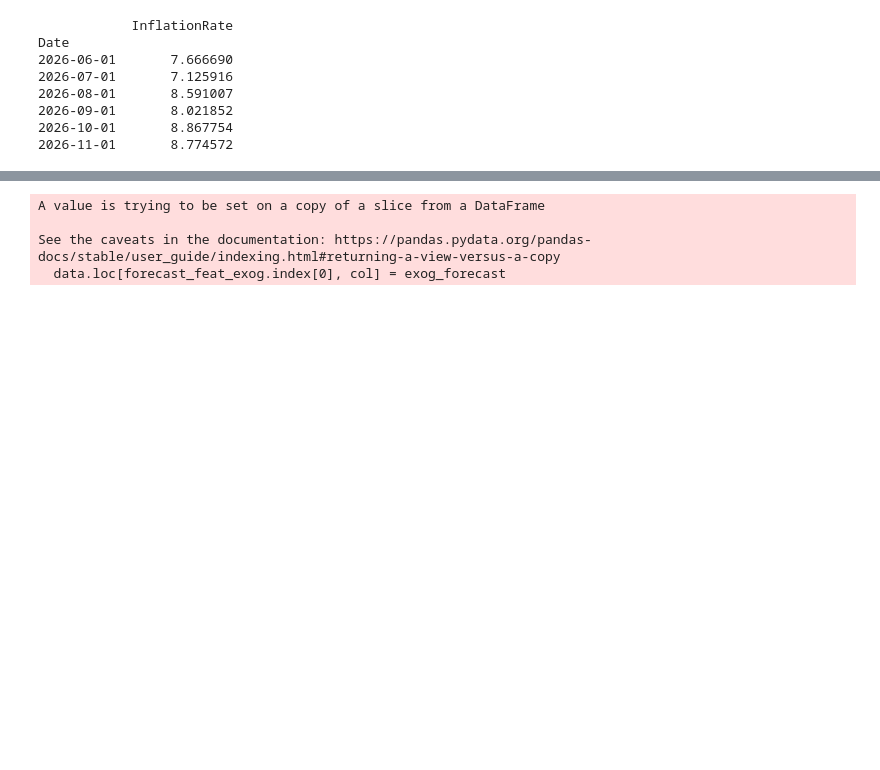
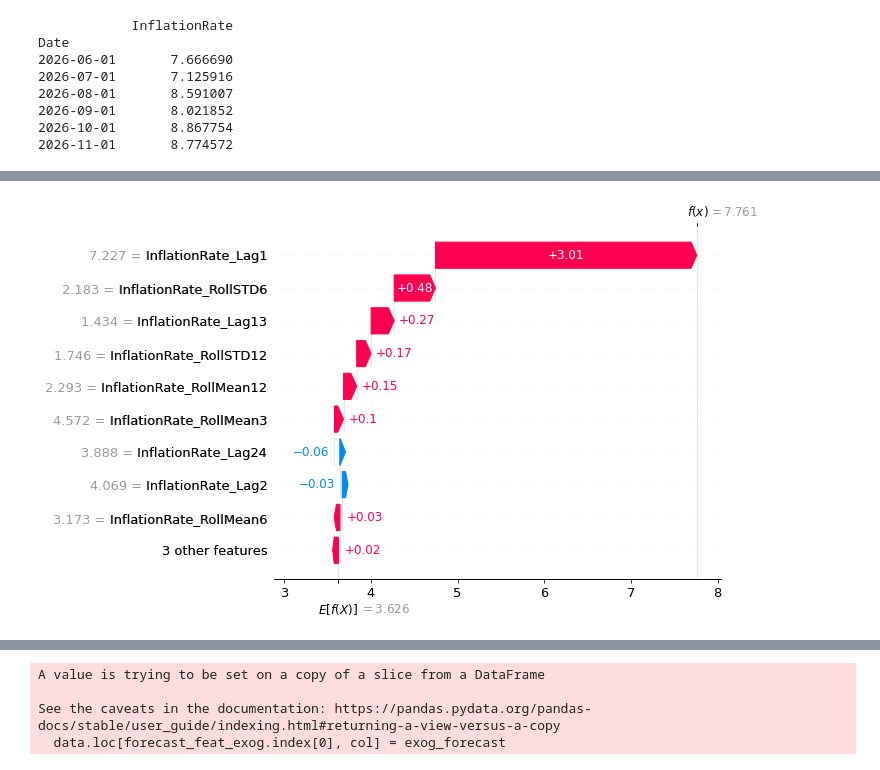
Before and after one commit to xxtofff/Inflation-Forecasting, a Jupyter notebook: notebooks/04_xgboost.ipynb, the cells around one changed output, grey strips where cells are left out. Drawn from its saved outputs; the diff is of its cells as text; code cells hidden in the pictures; blank space fills up the shorter version.

```diff
--- a/notebooks/04_xgboost.ipynb
+++ b/notebooks/04_xgboost.ipynb
@@ -174,26 +41,0 @@ def forecast_df(data, targ_col):
-# %%
-def months_ahead_forecast(data, target_col, months_ahead):
-
-    iter = 1
-
-    final_data, _ = train_forecast_split(data, target_col)
-    full_feat, full_targ, forecast_feat = forecast_df(final_data, target_col)
-    _, model_test = model_pred(full_feat, full_targ, forecast_feat, n_iter=100)
-    model = model_test.best_estimator_
-    last_obs = forecast_feat.iloc[[0]]
-
-    while iter <= months_ahead:
-        final_data, _ = train_forecast_split(data, target_col)
-        _, _, forecast_feat = forecast_df(final_data, target_col)
-        model_forecast = model.predict(forecast_feat)
-        one_step = pd.Series(model_forecast, index=forecast_feat.index, name=target_col)
-        data = pd.concat([data, one_step])
-
-        iter += 1
-
-    explainer = shap.TreeExplainer(model)
-
-    shap.waterfall_plot(shap.Explanation(values=explainer.shap_values(last_obs)[0], base_values=explainer.expected_value, data=last_obs.iloc[0], feature_names=last_obs.columns))
-    plt.show()
-
-    return data
@@ -261,0 +82,4 @@ Date
+# %%
+nexog_red_forecast = months_ahead_forecast(inf_full[target_col], target_col, months_ahead = months_ahead)
+# %% [output]
+[figure, added]
```
Also changed, not shown: parts of 21 cells of this notebook, 9 other files.
